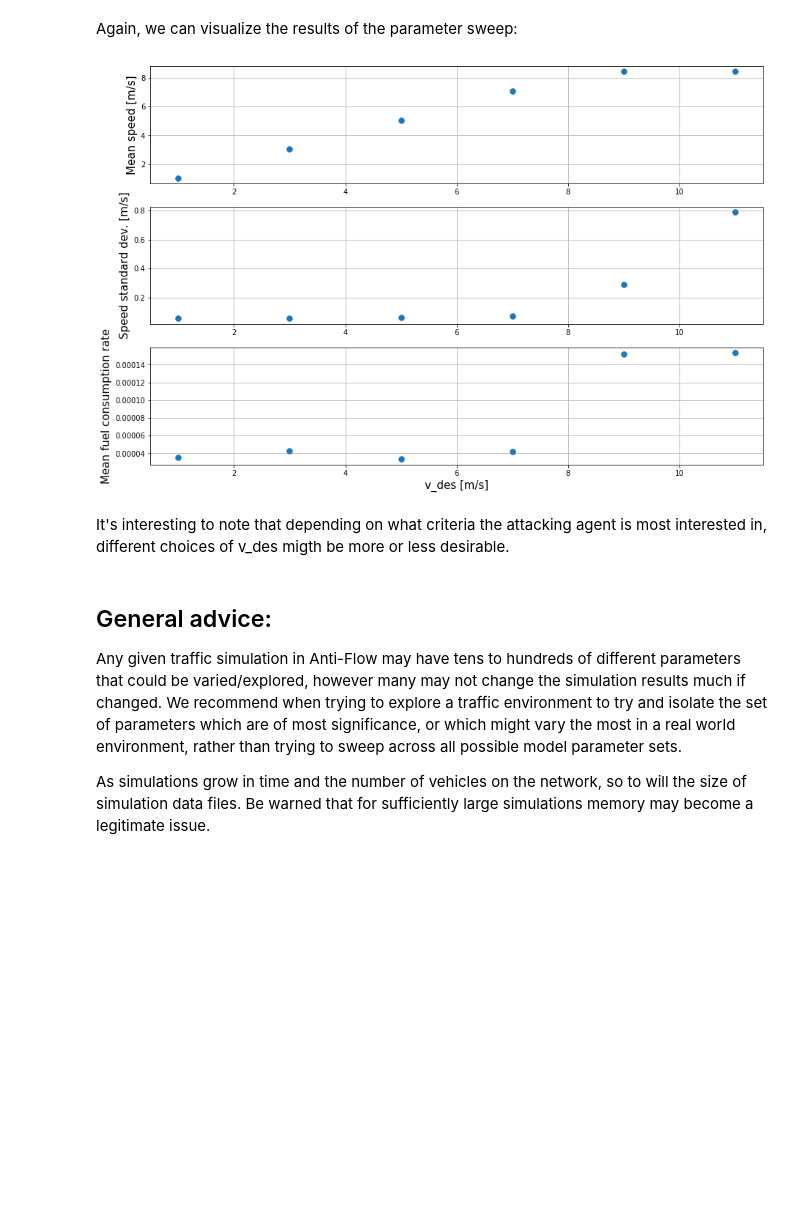
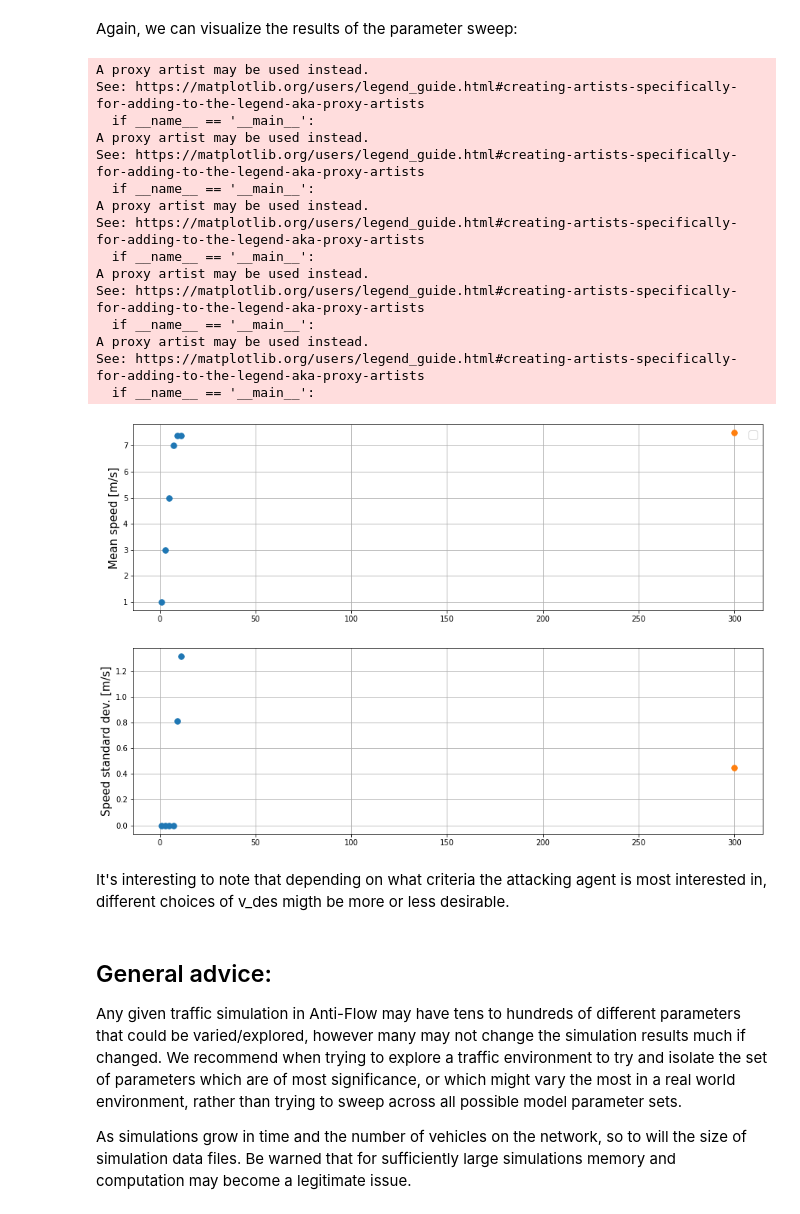
Before and after one commit to georgegunter/Anti-Flow, a Jupyter notebook: tutorials/tutorial03_running_multiple_simulations.ipynb, the cells around one changed output. Cells and saved outputs as stored; diff of their text form; code cells hidden in the pictures; blank space fills up the shorter version.

```diff
--- a/tutorials/tutorial03_running_multiple_simulations.ipynb
+++ b/tutorials/tutorial03_running_multiple_simulations.ipynb
@@ -108,22 +107,17 @@ def get_sim_results(sim_res_list):
     timeseries_dict = visualize_ring.get_sim_timeseries(csv_path = emission_path)
 
     speeds = []
-    fuel_consumptions = []
     for veh_id in timeseries_dict:
         speed = timeseries_dict[veh_id][:,1]
-        fuel_consumption = timeseries_dict[veh_id][:,5]
 
         #Select the last half of the simulation:
         speeds.append(speed[3000:])
-        fuel_consumptions.append(fuel_consumption[3000:])
 
     speeds = np.array(speeds)
-    fuel_consumptions = np.array(fuel_consumptions)
 
     mean_speed = np.mean(speeds)
     std_speed = np.std(speeds)
-    mean_fuel_consumption = np.mean(fuel_consumptions)
 
-    return [mean_speed,std_speed,mean_fuel_consumption]
+    return [mean_speed,std_speed]
 
 print('Simulation results function defined.')
@@ -360,24 +451,37 @@ Again, we can visualize the results of the parameter sweep:
 # %%
 import matplotlib.pyplot as plt
 fontsize=15
 markersize=15
 
 plt.figure(figsize=[15,10])
-plt.subplot(3,1,1)
+plt.subplot(2,1,1)
 plt.plot(v_des_vals,ring_attack_sim_sweep_results[:,0],'.',markersize=markersize)
+plt.plot(ring_length_values[0],ring_length_sim_sweep_results[0,0],'.',markersize=markersize)
+plt.legend('Attacked','Benign',fontsize=fontsize)
 plt.ylabel('Mean speed [m/s]',fontsize=fontsize)
 plt.grid()
-plt.subplot(3,1,2)
+plt.subplot(2,1,2)
 plt.plot(v_des_vals,ring_attack_sim_sweep_results[:,1],'.',markersize=markersize)
+plt.plot(ring_length_values[0],ring_length_sim_sweep_results[0,1],'.',markersize=markersize)
 plt.ylabel('Speed standard dev. [m/s]',fontsize=fontsize)
 plt.grid()
-plt.subplot(3,1,3)
-plt.plot(v_des_vals,ring_attack_sim_sweep_results[:,2],'.',markersize=markersize)
-plt.ylabel('Mean fuel consumption rate',fontsize=fontsize)
-plt.xlabel('v_des [m/s]',fontsize=fontsize)
-plt.grid()
 # %% [output]
+A proxy artist may be used instead.
+See: https://matplotlib.org/users/legend_guide.html#creating-artists-specifically-for-adding-to-the-legend-aka-proxy-artists
+  if __name__ == '__main__':
+A proxy artist may be used instead.
+See: https://matplotlib.org/users/legend_guide.html#creating-artists-specifically-for-adding-to-the-legend-aka-proxy-artists
+  if __name__ == '__main__':
+A proxy artist may be used instead.
+See: https://matplotlib.org/users/legend_guide.html#creating-artists-specifically-for-adding-to-the-legend-aka-proxy-artists
+  if __name__ == '__main__':
+A proxy artist may be used instead.
+See: https://matplotlib.org/users/legend_guide.html#creating-artists-specifically-for-adding-to-the-legend-aka-proxy-artists
+  if __name__ == '__main__':
+A proxy artist may be used instead.
+See: https://matplotlib.org/users/legend_guide.html#creating-artists-specifically-for-adding-to-the-legend-aka-proxy-artists
+  if __name__ == '__main__':
-[figure, old version]
+[figure, new version]
 # %% [markdown]
 It's interesting to note that depending on what criteria the attacking agent is most interested in, different choices of v_des migth be more or less desirable.
 # %% [markdown]
@@ -385,4 +489,4 @@ It's interesting to note that depending on what criteria the attacking agent is
 
 Any given traffic simulation in Anti-Flow may have tens to hundreds of different parameters that could be varied/explored, however many may not change the simulation results much if changed. We recommend when trying to explore a traffic environment to try and isolate the set of parameters which are of most significance, or which might vary the most in a real world environment, rather than trying to sweep across all possible model parameter sets.
 
-As simulations grow in time and the number of vehicles on the network, so to will the size of simulation data files. Be warned that for sufficiently large simulations memory may become a legitimate issue.
+As simulations grow in time and the number of vehicles on the network, so to will the size of simulation data files. Be warned that for sufficiently large simulations memory and computation may become a legitimate issue.
```
Also changed, not shown: parts of 5 cells of this notebook, 4 other files.
